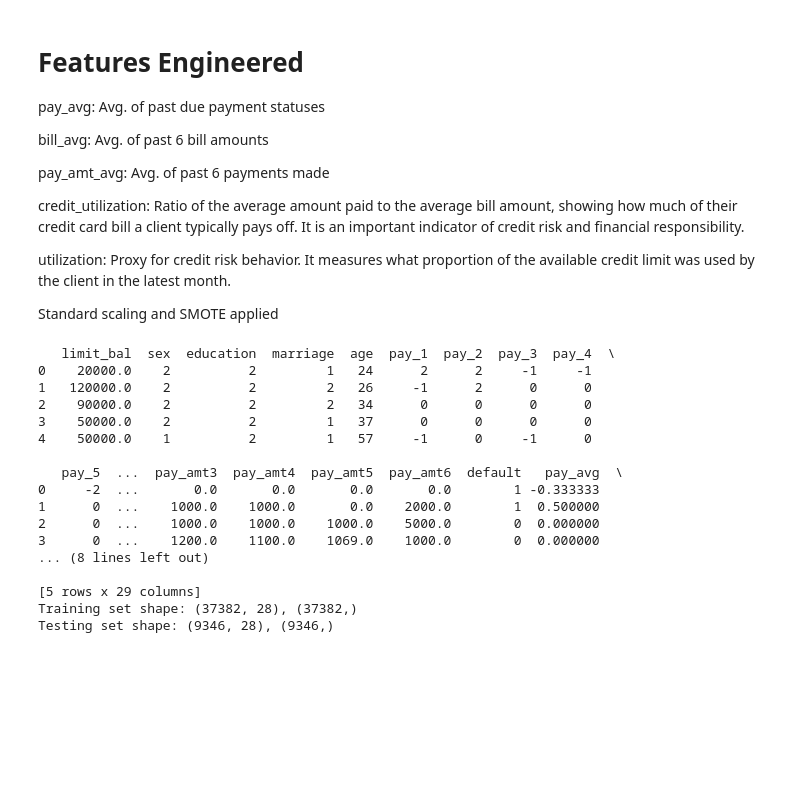
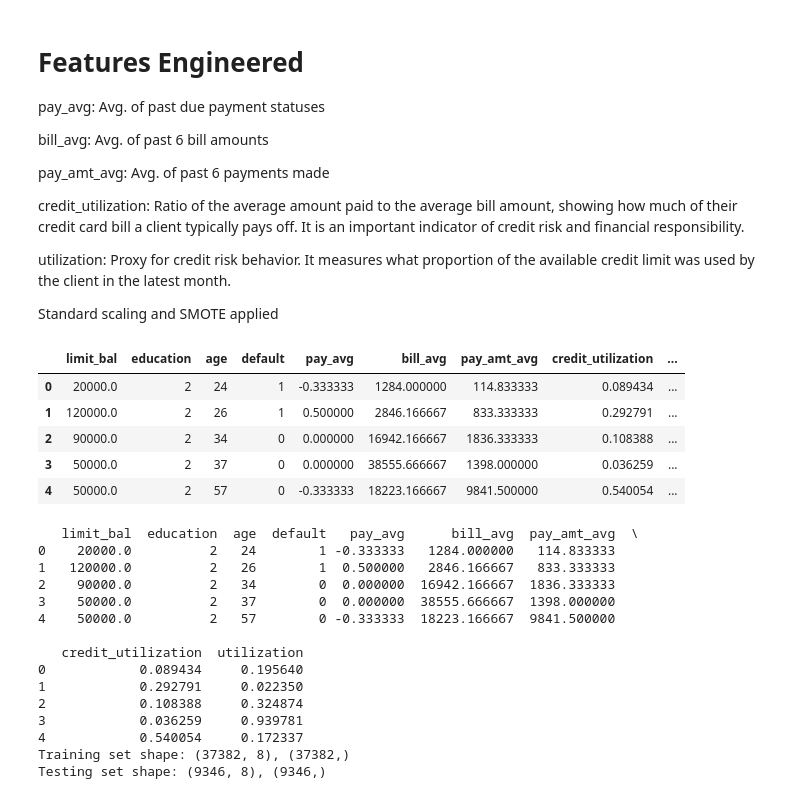
Before and after one commit to Kaisersose6/AbdoulT_Data_Science_Portfolio, a Jupyter notebook: Credit Risk Modeling Projects/Credit Default Prediction Using Logistic Regression and XGBoost/Notebooks/02_Feature_Engineering.ipynb, the cells around one changed output. Cells and saved outputs as stored; diff of their text form; code cells hidden in the pictures; blank space fills up the shorter version.

```diff
--- a/Credit Risk Modeling Projects/Credit Default Prediction Using Logistic Regression and XGBoost/Notebooks/02_Feature_Engineering.ipynb
+++ b/Credit Risk Modeling Projects/Credit Default Prediction Using Logistic Regression and XGBoost/Notebooks/02_Feature_Engineering.ipynb
@@ -45,8 +45,19 @@ df['utilization'] = df['bill_amt1'] / (df['limit_bal'] + 1)
 df.drop(columns=['id'], errors='ignore', inplace=True)
 
 # Drop EDA columns
-eda_columns = ['education_level', 'relationship_status', 'age_group', 'credit_card_limit']
+eda_columns = ['education_level', 'relationship_status', 'age_group', 'credit_card_limit', 'pay_1', 'pay_2', 'pay_3', 'pay_4', 'pay_5', 'pay_6',
+               'bill_amt1', 'bill_amt2', 'bill_amt3', 'bill_amt4', 'bill_amt5', 'bill_amt6', 'pay_amt1', 'pay_amt2', 'pay_amt3', 'pay_amt4',
+               'pay_amt5', 'pay_amt6', 'sex', 'marriage']
 df.drop(columns=eda_columns, errors='ignore', inplace=True)
+# %%
+display(df.head())
+# %% [output]
+|  | limit_bal | education | age | default | pay_avg | bill_avg | pay_amt_avg | credit_utilization | ... |
+| 0 | 20000.0 | 2 | 24 | 1 | -0.333333 | 1284.000000 | 114.833333 | 0.089434 | ... |
+| 1 | 120000.0 | 2 | 26 | 1 | 0.500000 | 2846.166667 | 833.333333 | 0.292791 | ... |
+| 2 | 90000.0 | 2 | 34 | 0 | 0.000000 | 16942.166667 | 1836.333333 | 0.108388 | ... |
+| 3 | 50000.0 | 2 | 37 | 0 | 0.000000 | 38555.666667 | 1398.000000 | 0.036259 | ... |
+| 4 | 50000.0 | 2 | 57 | 0 | -0.333333 | 18223.166667 | 9841.500000 | 0.540054 | ... |
 # %%
 # Define Features and Target
 x = df.drop(columns=[target])
@@ -83,20 +94,18 @@ print(df.head())
 print(f"Training set shape: {X_train.shape}, {y_train.shape}")
 print(f"Testing set shape: {X_test.shape}, {y_test.shape}")
 # %% [output]
-   limit_bal  sex  education  marriage  age  pay_1  pay_2  pay_3  pay_4  \
-0    20000.0    2          2         1   24      2      2     -1     -1
-1   120000.0    2          2         2   26     -1      2      0      0
-2    90000.0    2          2         2   34      0      0      0      0
-3    50000.0    2          2         1   37      0      0      0      0
-4    50000.0    1          2         1   57     -1      0     -1      0
+   limit_bal  education  age  default   pay_avg      bill_avg  pay_amt_avg  \
+0    20000.0          2   24        1 -0.333333   1284.000000   114.833333
+1   120000.0          2   26        1  0.500000   2846.166667   833.333333
+2    90000.0          2   34        0  0.000000  16942.166667  1836.333333
+3    50000.0          2   37        0  0.000000  38555.666667  1398.000000
+4    50000.0          2   57        0 -0.333333  18223.166667  9841.500000
 
-   pay_5  ...  pay_amt3  pay_amt4  pay_amt5  pay_amt6  default   pay_avg  \
-0     -2  ...       0.0       0.0       0.0       0.0        1 -0.333333
-1      0  ...    1000.0    1000.0       0.0    2000.0        1  0.500000
-2      0  ...    1000.0    1000.0    1000.0    5000.0        0  0.000000
-3      0  ...    1200.0    1100.0    1069.0    1000.0        0  0.000000
-... (8 lines left out)
-
-[5 rows x 29 columns]
-Training set shape: (37382, 28), (37382,)
-Testing set shape: (9346, 28), (9346,)
+   credit_utilization  utilization
+0            0.089434     0.195640
+1            0.292791     0.022350
+2            0.108388     0.324874
+3            0.036259     0.939781
+4            0.540054     0.172337
+Training set shape: (37382, 8), (37382,)
+Testing set shape: (9346, 8), (9346,)
```
Also changed, not shown: 2 other files.
